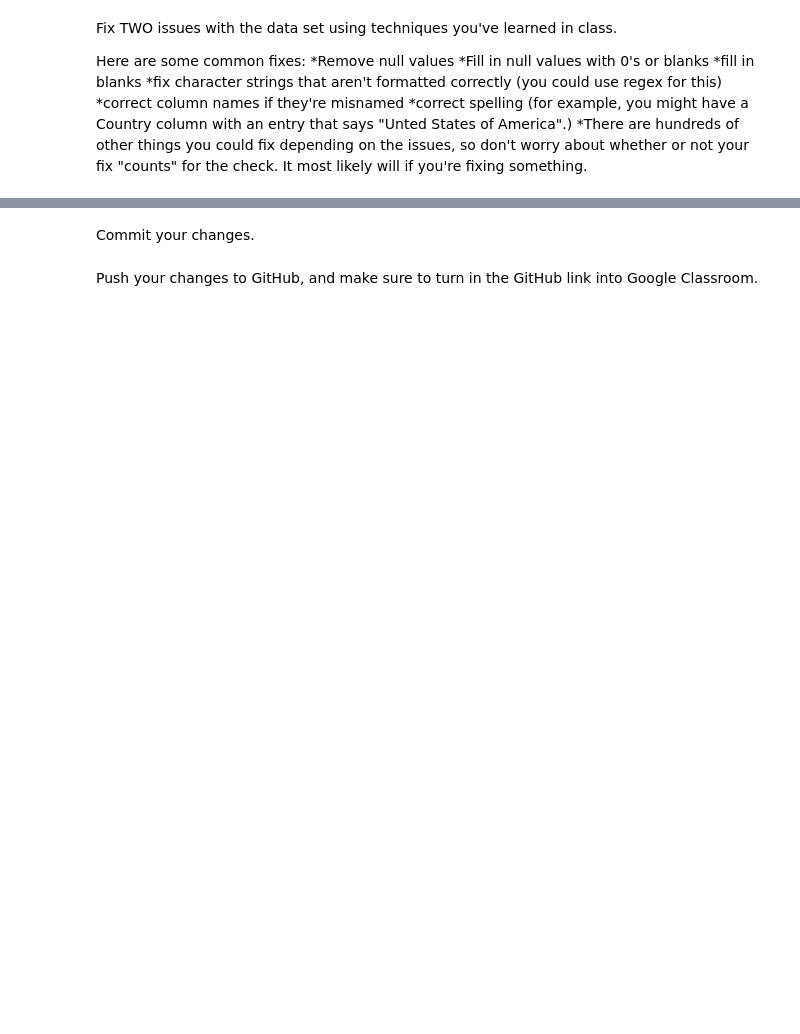
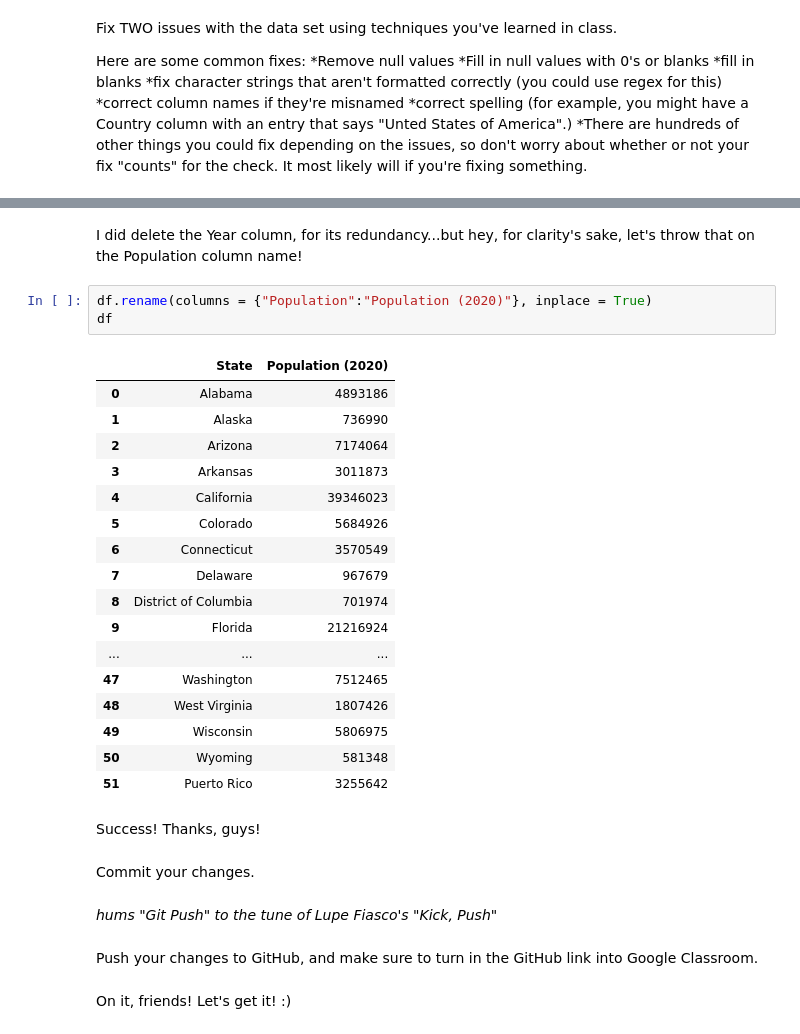
Before and after one commit to LilGotit/data_1_checks, a Jupyter notebook: Knowledge_Check_2.ipynb, the cells around one changed output, grey strips where cells are left out. Cells and saved outputs as stored; diff of their text form; blank space fills up the shorter version.

```diff
--- a/Knowledge_Check_2.ipynb
+++ b/Knowledge_Check_2.ipynb
@@ -15,4 +63,33 @@ Here are some common fixes:
+# %% [markdown]
+I did delete the Year column, for its redundancy...but hey, for clarity's sake, let's throw that on the Population column name!
+# %%
+df.rename(columns = {"Population":"Population (2020)"}, inplace = True)
+df
+# %% [output]
+|  | State | Population (2020) |
+| 0 | Alabama | 4893186 |
+| 1 | Alaska | 736990 |
+| 2 | Arizona | 7174064 |
+| 3 | Arkansas | 3011873 |
+| 4 | California | 39346023 |
+| 5 | Colorado | 5684926 |
+| 6 | Connecticut | 3570549 |
+| 7 | Delaware | 967679 |
+| 8 | District of Columbia | 701974 |
+| 9 | Florida | 21216924 |
+| ... | ... | ... |
+| 47 | Washington | 7512465 |
+| 48 | West Virginia | 1807426 |
+| 49 | Wisconsin | 5806975 |
+| 50 | Wyoming | 581348 |
+| 51 | Puerto Rico | 3255642 |
+# %% [markdown]
+Success! Thanks, guys!
 # %% [markdown]
 Commit your changes.
+# %% [markdown]
+*hums "Git Push" to the tune of Lupe Fiasco's "Kick, Push"*
 # %% [markdown]
 Push your changes to GitHub, and make sure to turn in the GitHub link into Google Classroom.
+# %% [markdown]
+On it, friends! Let's get it! :)
```
Also changed, not shown: parts of 3 cells of this notebook.
